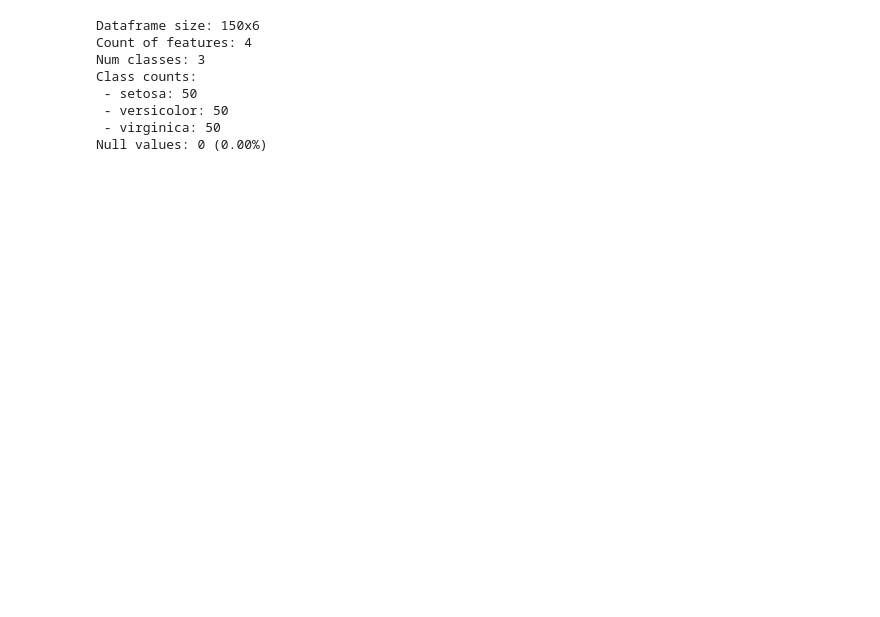
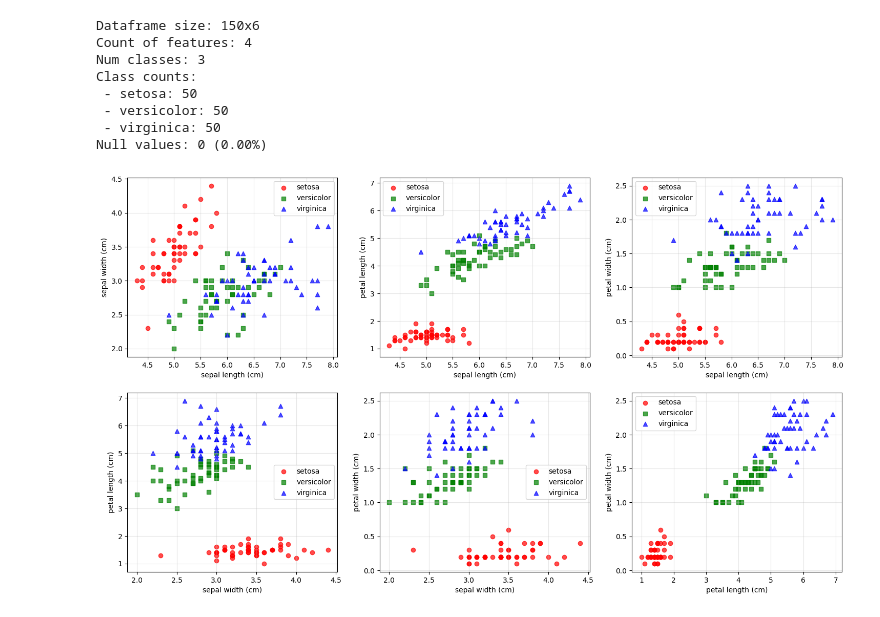
Before and after one commit to NoSignificantWorries/SDT, a Jupyter notebook: task1.ipynb, the cells around one changed output. Cells and saved outputs as stored; diff of their text form; code cells hidden in the pictures; blank space fills up the shorter version.

```diff
--- a/task1.ipynb
+++ b/task1.ipynb
@@ -54,3 +52,35 @@ Class counts:
  - versicolor: 50
  - virginica: 50
 Null values: 0 (0.00%)
+# %%
+count_of_features = 4
+columns = df.columns
+
+nrows = 2
+ncols = 3
+fig, ax = plt.subplots(nrows=nrows, ncols=ncols, figsize=(18, 10))
+
+styles = ["o", "s", "^"]
+colors = ["red", "green", "blue"]
+
+idx = 0
+for i in range(count_of_features):
+    for j in range(i + 1, count_of_features):
+        data_to_show = np.array(df[[columns[i], columns[j], "target"]])
+        lax = ax[idx // ncols][idx % ncols]
+        for group in np.unique(data_to_show[..., -1]):
+            local_data = data_to_show[data_to_show[..., -1] == group]
+            lax.scatter(
+                local_data[..., 0],
+                local_data[..., 1],
+                marker=styles[int(group)],
+                color=colors[int(group)],
+                alpha=0.7,
+                label=iris.target_names[int(group)])
+        lax.set_xlabel(columns[i])
+        lax.set_ylabel(columns[j])
+        lax.grid(True, alpha=0.3)
+        ax[idx // ncols][idx % ncols].legend()
+        idx += 1
+# %% [output]
+[figure, added]
```
Also changed, not shown: parts of 3 cells of this notebook.
